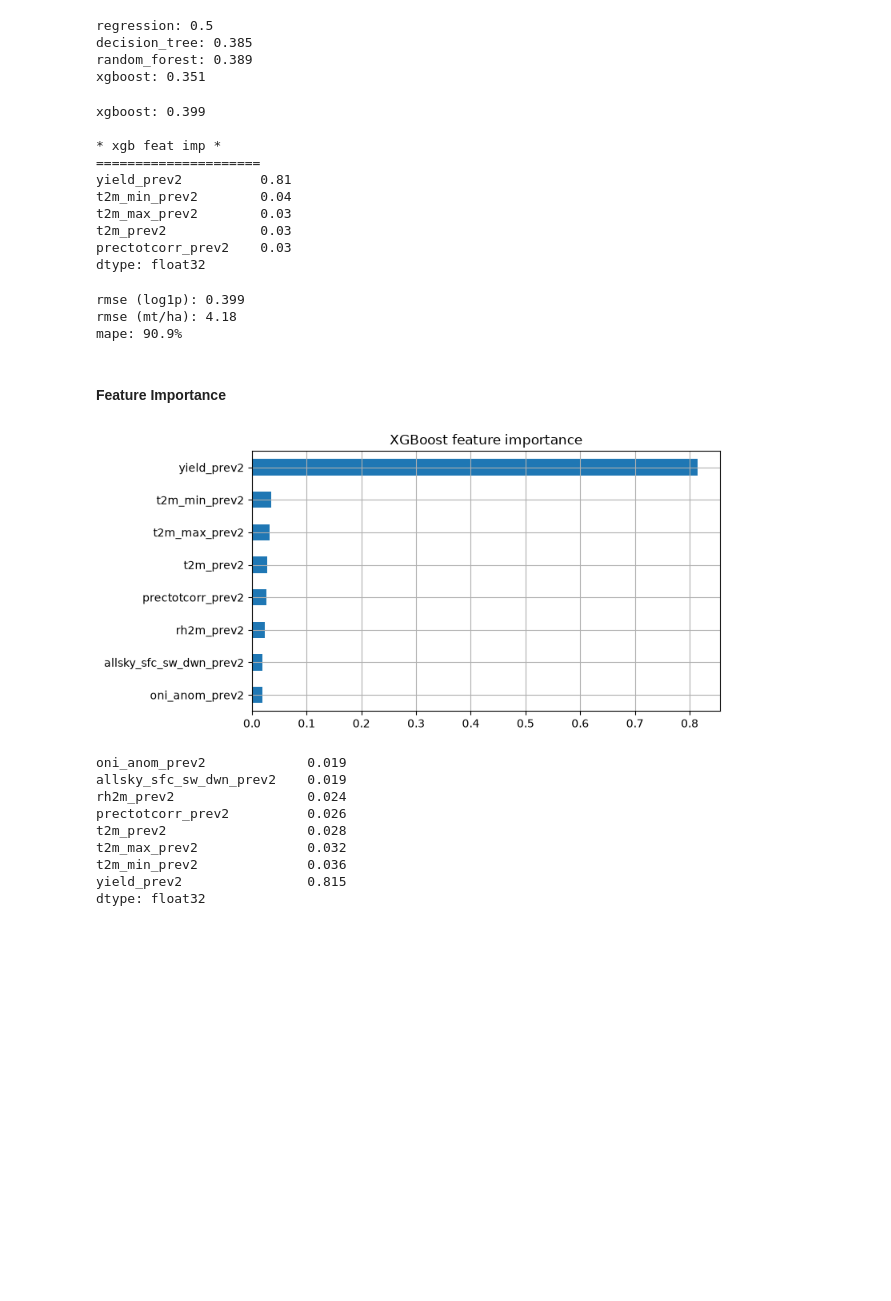
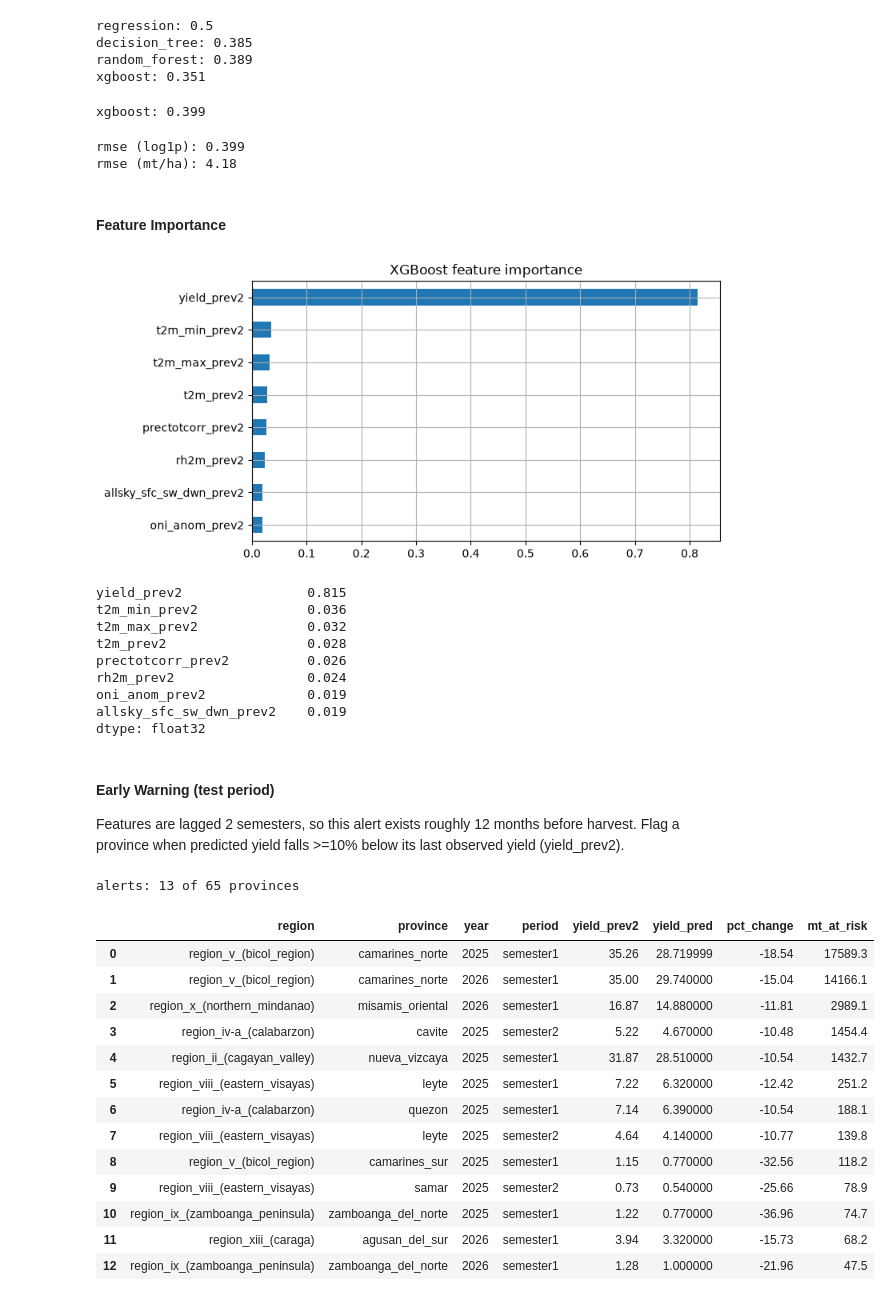
Before and after one commit to rlp-jym/zoomcamp-ml-cohort-2026, a Jupyter notebook: pineapple_yield_prediction/notebook.ipynb, the cells around one changed output. Cells and saved outputs as stored; diff of their text form; code cells hidden in the pictures; blank space fills up the shorter version.

Commit message:
Add early-warning and cost-of-late-intervention demo cells; settle on RMSE

```diff
--- a/pineapple_yield_prediction/notebook.ipynb
+++ b/pineapple_yield_prediction/notebook.ipynb
@@ -954,35 +946,20 @@ for name, m in models.items():
     pred = m.predict(X_test.fillna(0))
     print(f"{name}: {root_mean_squared_error(y_test, pred):.3f}")
 
-imp_xgb = pd.Series(models['xgboost'].feature_importances_, index=X_test.columns).sort_values(ascending=False)
-print(f"\n* xgb feat imp *")
-print(f"{'=' * 21}")
-print(imp_xgb.head(5).round(2))
-
 # best feature yield_prev2
 # %% [output]
 xgboost: 0.399
-
-* xgb feat imp *
-=====================
-yield_prev2          0.81
-t2m_min_prev2        0.04
-t2m_max_prev2        0.03
-t2m_prev2            0.03
-prectotcorr_prev2    0.03
-dtype: float32
 # %%
 # back-transform: report RMSE in original units (mt/ha)
+
 y_pred_log = models['xgboost'].predict(X_test.fillna(0))
 y_true_mt = np.expm1(y_test)
 y_pred_mt = np.expm1(y_pred_log)
 print(f"rmse (log1p): {root_mean_squared_error(y_test, y_pred_log):.3f}")
 print(f"rmse (mt/ha): {root_mean_squared_error(y_true_mt, y_pred_mt):.2f}")
-print(f"mape: {np.mean(np.abs((y_true_mt - y_pred_mt) / y_true_mt)) * 100:.1f}%")
 # %% [output]
 rmse (log1p): 0.399
 rmse (mt/ha): 4.18
-mape: 90.9%
 # %% [markdown]
 #### Feature Importance
 # %%
@@ -990,15 +967,49 @@ imp_xgb = pd.Series(models['xgboost'].feature_importances_, index=X_test.columns
 imp_xgb.plot(kind='barh', figsize=(8, 4), grid=True, title='XGBoost feature importance')
 plt.tight_layout()
 plt.show()
-print(imp_xgb.round(3))
+print(imp_xgb.round(3).sort_values(ascending=False))
 # %% [output]
 [figure]
+yield_prev2                0.815
+t2m_min_prev2              0.036
+t2m_max_prev2              0.032
+t2m_prev2                  0.028
+prectotcorr_prev2          0.026
+rh2m_prev2                 0.024
 oni_anom_prev2             0.019
 allsky_sfc_sw_dwn_prev2    0.019
-rh2m_prev2                 0.024
-prectotcorr_prev2          0.026
-t2m_prev2                  0.028
-t2m_max_prev2              0.032
-t2m_min_prev2              0.036
-yield_prev2                0.815
 dtype: float32
+# %% [markdown]
+#### Early Warning (test period)
+Features are lagged 2 semesters, so this alert exists roughly 12 months before harvest. Flag a province when predicted yield falls >=10% below its last observed yield (yield_prev2).
+# %%
+# early warning: which provinces are at risk next semester?
+y_pred_log = models['xgboost'].predict(X_test.fillna(0))
+
+ew = df_test[['region', 'province', 'year', 'period', 'area_ha']].copy().reset_index(drop=True)
+ew['yield_prev2'] = df_test['yield_prev2'].values
+ew['yield_pred'] = np.expm1(y_pred_log)
+ew['pct_change'] = (ew['yield_pred'] / ew['yield_prev2'] - 1) * 100
+ew['alert'] = ew['pct_change'] <= -10
+ew['mt_at_risk'] = (ew['area_ha'] * (ew['yield_prev2'] - ew['yield_pred']).clip(lower=0)).round(1)
+ew = ew.sort_values('mt_at_risk', ascending=False).reset_index(drop=True)
+
+print(f"alerts: {int(ew['alert'].sum())} of {len(ew)} provinces")
+display(ew.loc[ew['alert'], ['region','province','year','period','yield_prev2','yield_pred','pct_change','mt_at_risk']]
+       .sort_values('mt_at_risk', ascending=False).round(2).reset_index(drop=True))
+# %% [output]
+alerts: 13 of 65 provinces
+|  | region | province | year | period | yield_prev2 | yield_pred | pct_change | mt_at_risk |
+| 0 | region_v_(bicol_region) | camarines_norte | 2025 | semester1 | 35.26 | 28.719999 | -18.54 | 17589.3 |
+| 1 | region_v_(bicol_region) | camarines_norte | 2026 | semester1 | 35.00 | 29.740000 | -15.04 | 14166.1 |
+| 2 | region_x_(northern_mindanao) | misamis_oriental | 2026 | semester1 | 16.87 | 14.880000 | -11.81 | 2989.1 |
+| 3 | region_iv-a_(calabarzon) | cavite | 2025 | semester2 | 5.22 | 4.670000 | -10.48 | 1454.4 |
+| 4 | region_ii_(cagayan_valley) | nueva_vizcaya | 2025 | semester1 | 31.87 | 28.510000 | -10.54 | 1432.7 |
+| 5 | region_viii_(eastern_visayas) | leyte | 2025 | semester1 | 7.22 | 6.320000 | -12.42 | 251.2 |
+| 6 | region_iv-a_(calabarzon) | quezon | 2025 | semester1 | 7.14 | 6.390000 | -10.54 | 188.1 |
+| 7 | region_viii_(eastern_visayas) | leyte | 2025 | semester2 | 4.64 | 4.140000 | -10.77 | 139.8 |
+| 8 | region_v_(bicol_region) | camarines_sur | 2025 | semester1 | 1.15 | 0.770000 | -32.56 | 118.2 |
+| 9 | region_viii_(eastern_visayas) | samar | 2025 | semester2 | 0.73 | 0.540000 | -25.66 | 78.9 |
+| 10 | region_ix_(zamboanga_peninsula) | zamboanga_del_norte | 2025 | semester1 | 1.22 | 0.770000 | -36.96 | 74.7 |
+| 11 | region_xiii_(caraga) | agusan_del_sur | 2026 | semester1 | 3.94 | 3.320000 | -15.73 | 68.2 |
+| 12 | region_ix_(zamboanga_peninsula) | zamboanga_del_norte | 2026 | semester1 | 1.28 | 1.000000 | -21.96 | 47.5 |
```
Also changed, not shown: parts of 4 cells of this notebook.
